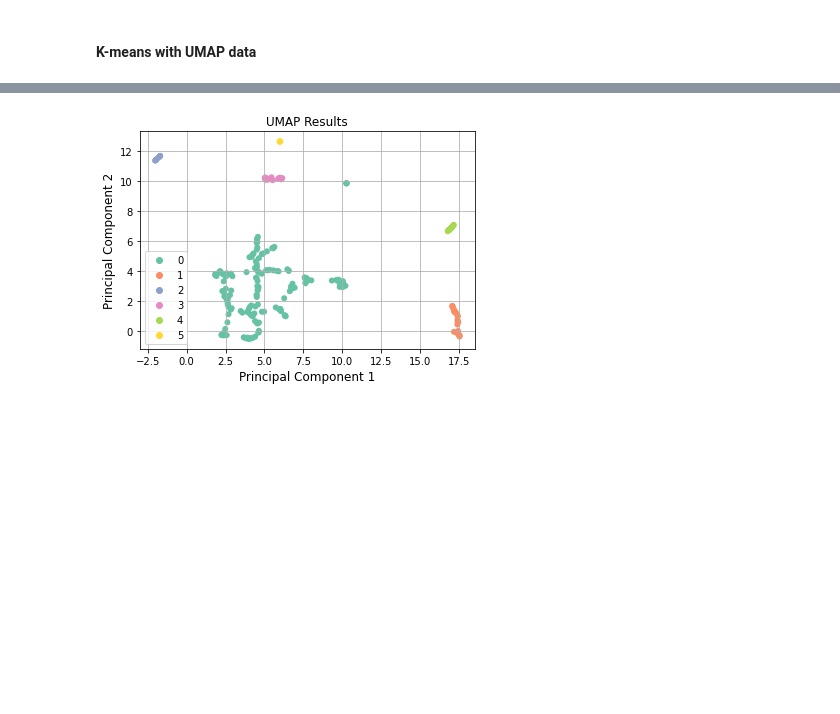
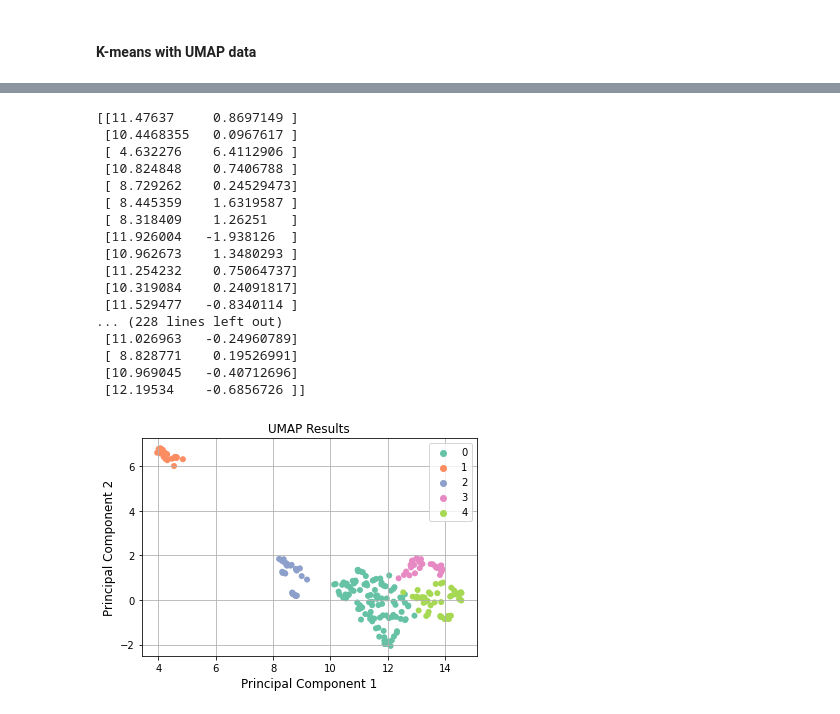
Before and after one commit to Vinomo4/SWTech, a Jupyter notebook: models/Clustering.ipynb, the cells around one changed output, grey strips where cells are left out. Saved outputs shown, nothing was run; the diff lists cells and outputs as text; code cells hidden in the pictures; blank space fills up the shorter version.

```diff
--- a/models/Clustering.ipynb
+++ b/models/Clustering.ipynb
@@ -366,7 +356,7 @@ standardized_data = transform_dataset(data,type="standard")
 # %%
 # Compute UMAP
 track("Starting to compute UMAP")
-UMAP_data = compute_UMAP(standardized_data,n_components=10)
+UMAP_data = compute_UMAP(standardized_data,n_neighbors=40,min_dist=0.01,n_components=10)
 track("Finished computing UMAP")
 # %%
 # Compute the number of clusters and which cluster is every author
@@ -381,15 +372,28 @@ Number of clusters 6
 # %%
 if silhouette_PCA > silhouette_UMAP and silhouette_PCA > silhouette_none:
     track("Computing PCA plot with K-Means clusters")
     plot_clusters(clusters_PCA, min_max_data,standardized_data,"PCA")
     preprocessed_data['clusters'] = clusters_PCA
 elif silhouette_PCA < silhouette_UMAP and silhouette_UMAP > silhouette_none:
     track("Computing UMAP plot with K-Means clusters")
     plot_clusters(clusters_UMAP, min_max_data, standardized_data,"UMAP")
-    preprocessed_data['clusters'] = clusters_UMAP
-else:
-    track("Computing PCA and UMAP plots with K-Means clusters")
-    plot_clusters(clusters_none, min_max_data, standardized_data,"None")
-    preprocessed_data['clusters'] = clusters_none
+    preprocessed_data['clusters'] = clusters_UMA
 # %% [output]
+[[11.47637     0.8697149 ]
+ [10.4468355   0.0967617 ]
+ [ 4.632276    6.4112906 ]
+ [10.824848    0.7406788 ]
+ [ 8.729262    0.24529473]
+ [ 8.445359    1.6319587 ]
+ [ 8.318409    1.26251   ]
+ [11.926004   -1.938126  ]
+ [10.962673    1.3480293 ]
+ [11.254232    0.75064737]
+ [10.319084    0.24091817]
+ [11.529477   -0.8340114 ]
+... (228 lines left out)
+ [11.026963   -0.24960789]
+ [ 8.828771    0.19526991]
+ [10.969045   -0.40712696]
+ [12.19534    -0.6856726 ]]
-[figure, old version]
+[figure, new version]
```
Also changed, not shown: parts of 5 cells of this notebook.
